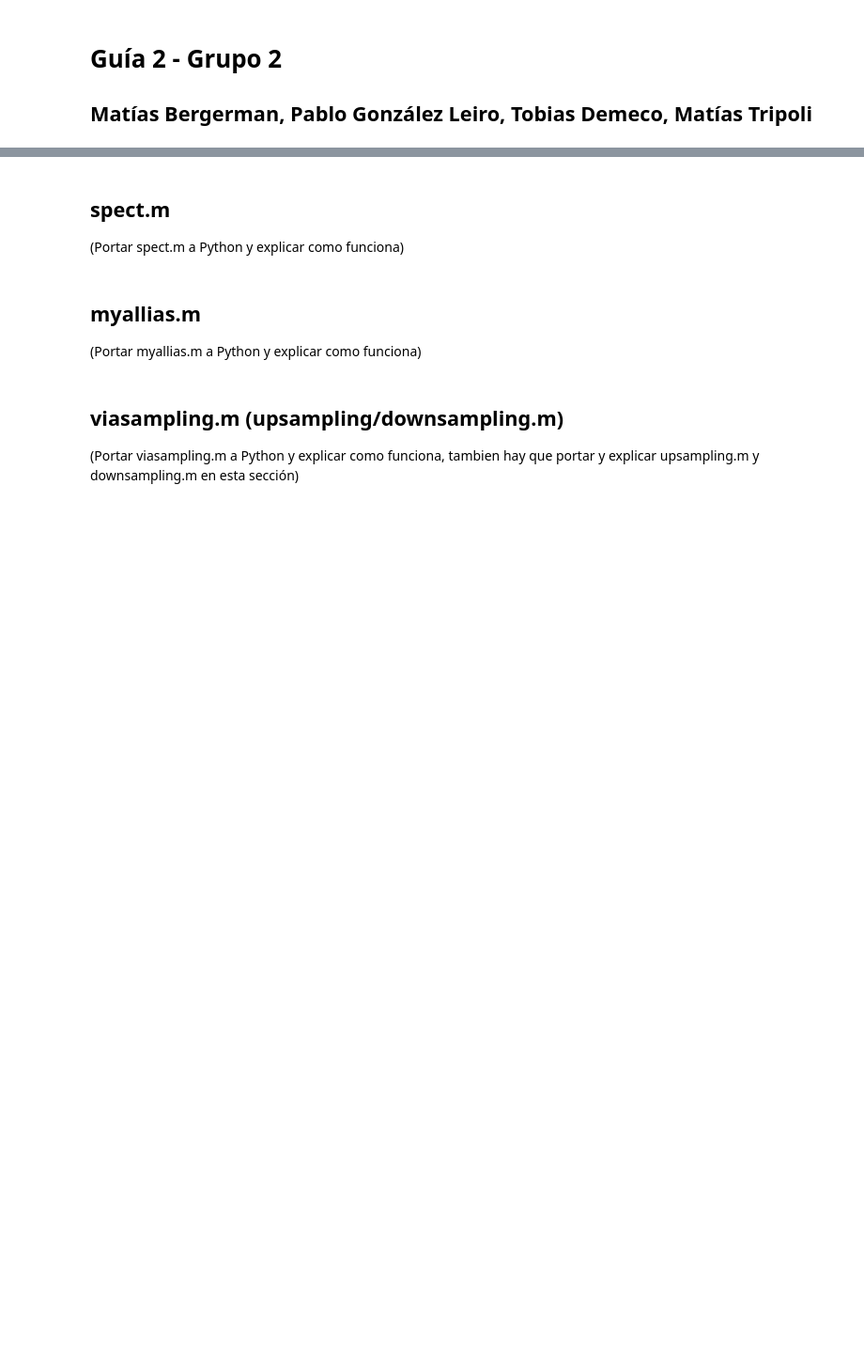
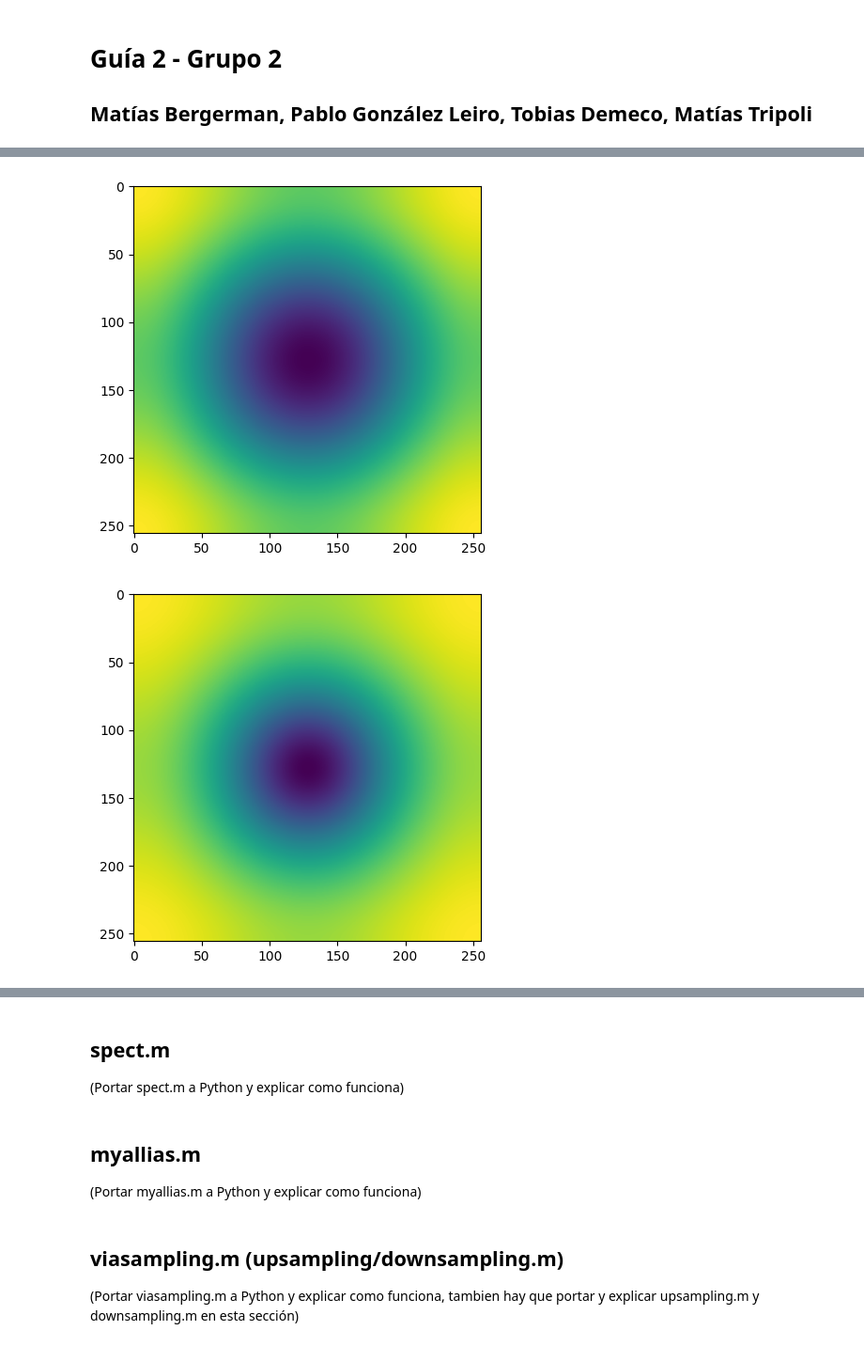
Before and after one commit to pabgonzalez/Digital-Image-Processing, a Jupyter notebook: TP2 - Espectro y Transformaciones/TP2.ipynb, the cells around one changed output, grey strips where cells are left out. Shown at 94% size. Cells and saved outputs as stored; diff of their text form; code cells hidden in the pictures; blank space fills up the shorter version.

```diff
--- a/TP2 - Espectro y Transformaciones/TP2.ipynb
+++ b/TP2 - Espectro y Transformaciones/TP2.ipynb
@@ -15,0 +19,65 @@
+# %%
+#Codigo para ex1.m
+
+import numpy as np
+import plotly.graph_objects as go # We use plotly to get a nice 3d image of the filter spectrum
+import matplotlib.pyplot as plt
+import scipy.fft as fft
+from scipy.signal import convolve2d
+
+# Function that simulates Matlab's fspecial function behaviour
+def fspecial(filter_type, radius=5, alpha=0.2):
+	if (filter_type == "disk"):
+		r=radius
+		[y,x] = np.ogrid[-r:r+1, -r:r+1]
+		disk = x**2+y**2 <= r**2
+		disk = disk.astype(float)
+		sumdisk=disk.sum()
+		if sumdisk!=0:
+			disk/=sumdisk
+		h = disk
+	elif (filter_type == "unsharp"):
+		a=alpha
+		h = 1/(a+1) * np.array([[-a, a-1, -a], [a-1, a+5, a-1], [-a, a-1, -a]])
+	return h
+
+# Function that simulates Matlab's conv2 function behaviour (The rotations are to get exact conv2 behaviour)
+def conv2(img, h, mode="same"):
+	return np.rot90(convolve2d(np.rot90(img,2), np.rot90(h, 2), mode=mode), 2)
+
+# The three options found in ex1.m
+#h = np.array([[0, 1/6, 0], [1/6, 1/3, 1/6], [0, 1/6, 0]])
+#h = fspecial("disk")
+h = fspecial("unsharp")
+
+# Code that simulates the freqz2 Matlab function by transforming the filter coeficients using N=128
+# Shifting that transformation to the origin and showing it on a nice graph
+N = 256
+H = fft.fftshift(fft.fft2(h, [N, N]))
+f = fft.fftshift(fft.fftfreq(N))
+fig = go.Figure(data=[go.Surface(x=f, y=f, z=np.abs(H))])
+fig.show()
+
+# We create a 256x256 image and make it an unit impulse image by setting the central pixel to 1
+big = np.zeros((N, N))
+big[int(N/2 - 1), int(N/2 - 1)] = 1
+
+
+# We then use our defined conv2 function to convolute the filter's coeficients with the image
+h1 = conv2(big, h)
+
+# Now we can see the resulting image spectrum using fft2
+S = fft.fft2(h1)
+SM = np.absolute(S)
+
+# And we plot the image spectrum shifted to the origin
+plt.imshow(fft.fftshift(SM/np.amax(SM)))
+plt.show()
+
+#Lastly, we can use logarithmic scale to get a better understanding of the spectrum
+IMd = np.log(1 + np.absolute(SM))
+plt.imshow(fft.fftshift(IMd/np.amax(IMd)))
+plt.show()
+# %% [output]
+[figure, added]
+[figure, added]
```
Also changed, not shown: parts of 8 cells of this notebook, 2 other files.
